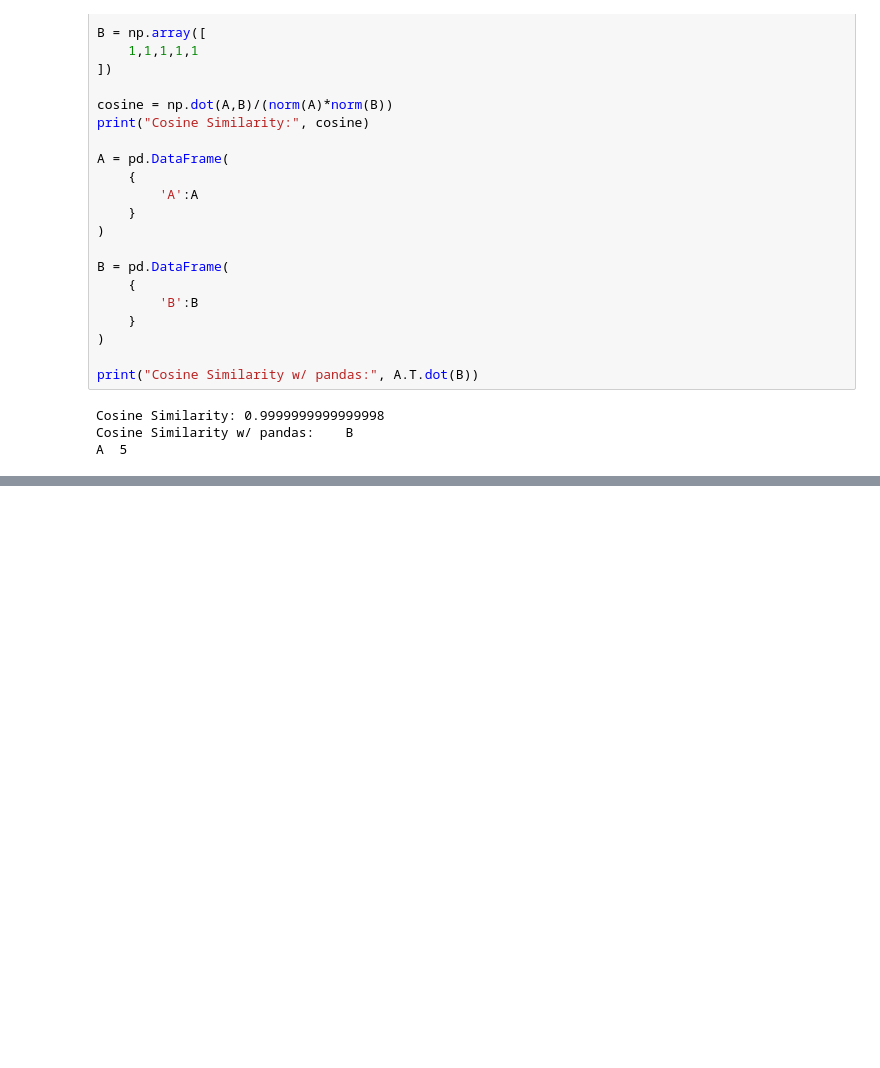
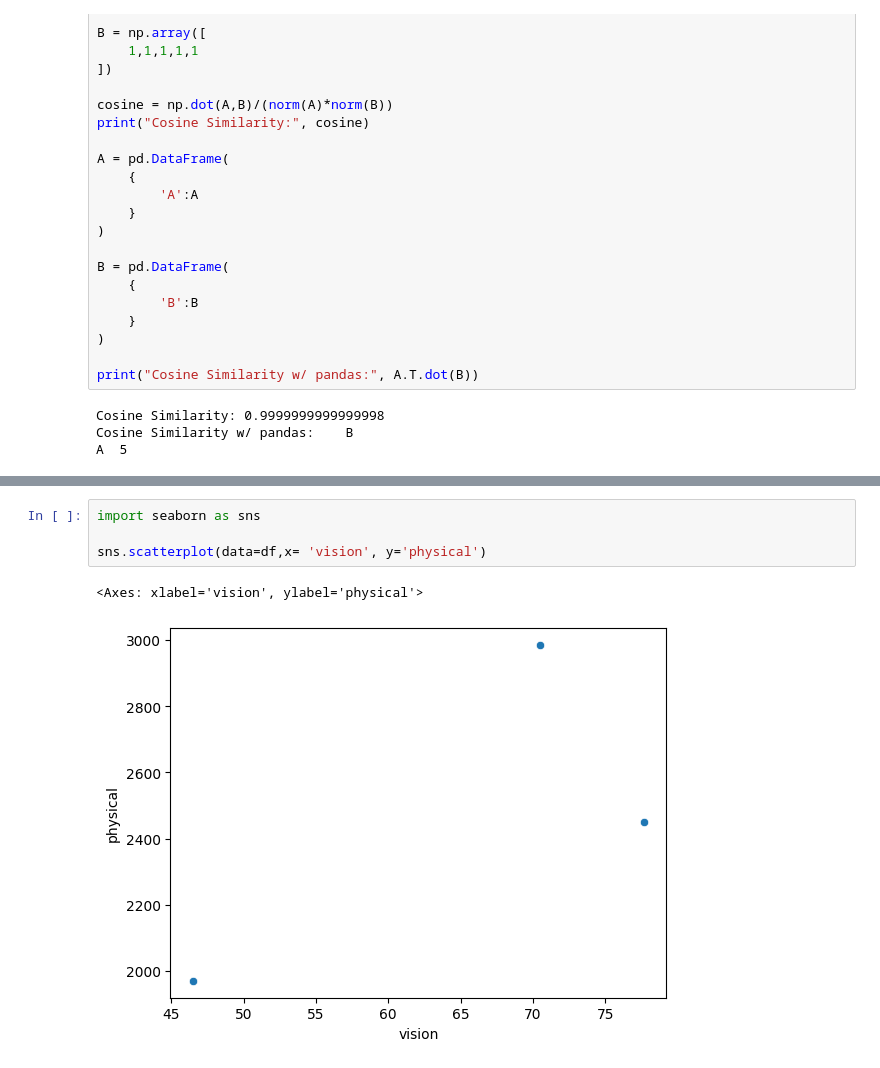
Before and after one commit to allorenz/football-player-similarity, a Jupyter notebook: src/playground.ipynb, the cells around one changed output, grey strips where cells are left out. Saved outputs shown, nothing was run; the diff lists cells and outputs as text; blank space fills up the shorter version.

```diff
--- a/src/playground.ipynb
+++ b/src/playground.ipynb
@@ -126,0 +185,7 @@ A  5
+# %%
+import seaborn as sns
+
+sns.scatterplot(data=df,x= 'vision', y='physical')
+# %% [output]
+<Axes: xlabel='vision', ylabel='physical'>
+[figure, added]
```
Also changed, not shown: parts of 2 cells of this notebook.
